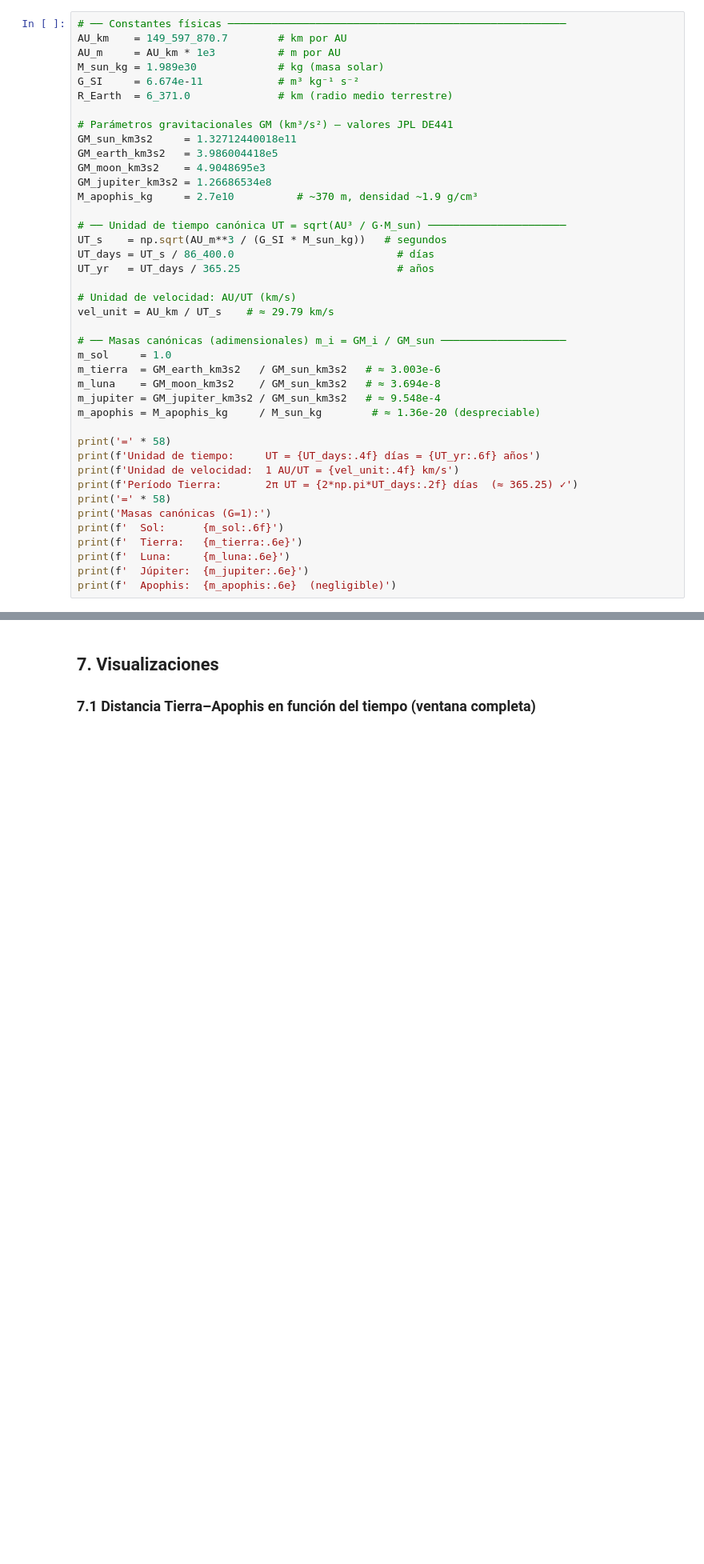
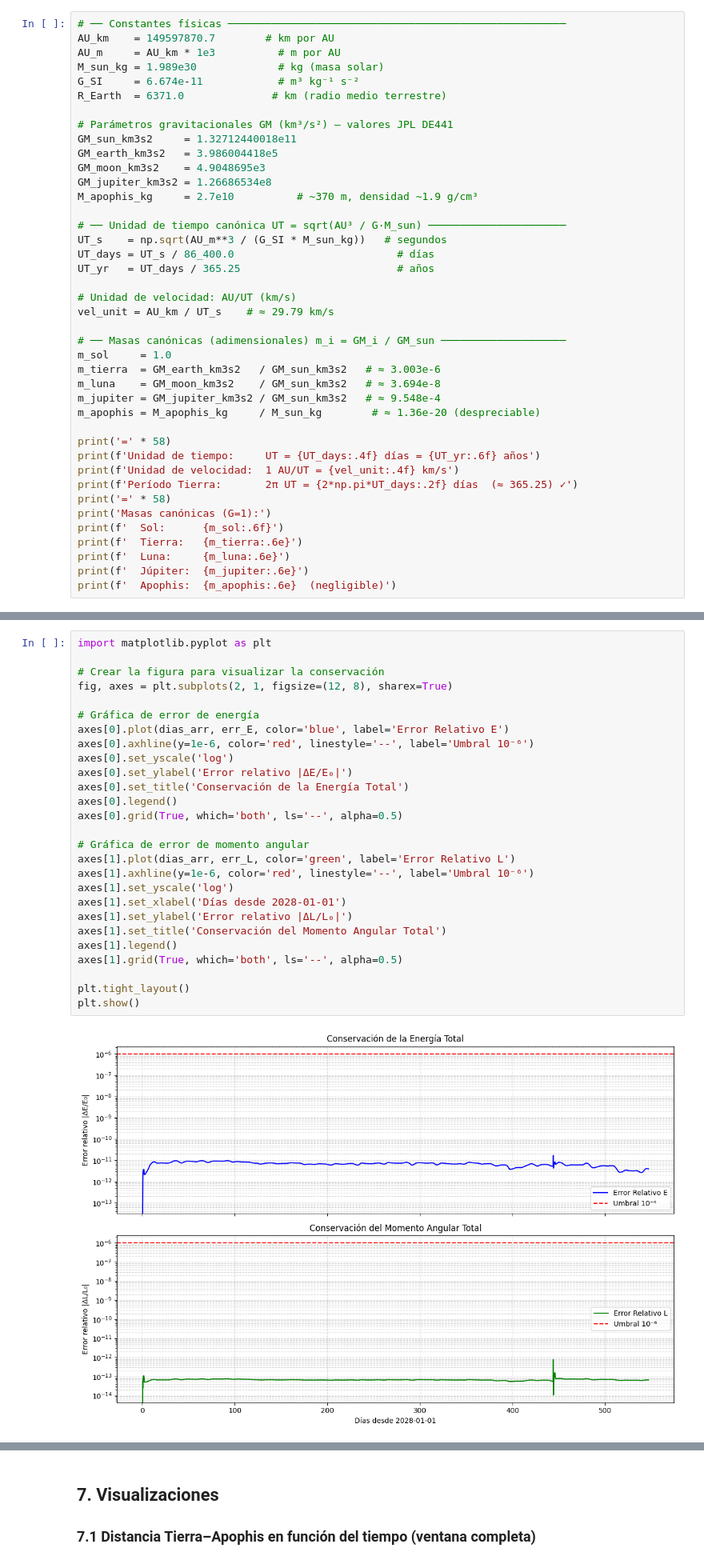
Before and after one commit to meccel-2026-2/Apophis-Asteroid-Project, a Jupyter notebook: modelos/modelo1_SEMAJ.ipynb, the cells around one changed output, grey strips where cells are left out. Shown at 80% size. Cells and saved outputs as stored; diff of their text form; blank space fills up the shorter version.

Commit message:
Validacion de energía total y momento angular

```diff
--- a/modelos/modelo1_SEMAJ.ipynb
+++ b/modelos/modelo1_SEMAJ.ipynb
@@ -62,11 +62,11 @@ $m_i^{\rm can} = GM_i / GM_\odot = M_i / M_\odot$.
 El período orbital de la Tierra en estas unidades es $2\pi \approx 6.283$ UT.
 # %%
 # ── Constantes físicas ──────────────────────────────────────────────────────
-AU_km    = 149_597_870.7        # km por AU
+AU_km    = 149597870.7        # km por AU
 AU_m     = AU_km * 1e3          # m por AU
 M_sun_kg = 1.989e30             # kg (masa solar)
 G_SI     = 6.674e-11            # m³ kg⁻¹ s⁻²
-R_Earth  = 6_371.0              # km (radio medio terrestre)
+R_Earth  = 6371.0              # km (radio medio terrestre)
 
 # Parámetros gravitacionales GM (km³/s²) — valores JPL DE441
 GM_sun_km3s2     = 1.32712440018e11
@@ -300,0 +285,29 @@ Conservación de constantes del movimiento:
+# %%
+import matplotlib.pyplot as plt
+
+# Crear la figura para visualizar la conservación
+fig, axes = plt.subplots(2, 1, figsize=(12, 8), sharex=True)
+
+# Gráfica de error de energía
+axes[0].plot(dias_arr, err_E, color='blue', label='Error Relativo E')
+axes[0].axhline(y=1e-6, color='red', linestyle='--', label='Umbral 10⁻⁶')
+axes[0].set_yscale('log')
+axes[0].set_ylabel('Error relativo |ΔE/E₀|')
+axes[0].set_title('Conservación de la Energía Total')
+axes[0].legend()
+axes[0].grid(True, which='both', ls='--', alpha=0.5)
+
+# Gráfica de error de momento angular
+axes[1].plot(dias_arr, err_L, color='green', label='Error Relativo L')
+axes[1].axhline(y=1e-6, color='red', linestyle='--', label='Umbral 10⁻⁶')
+axes[1].set_yscale('log')
+axes[1].set_xlabel('Días desde 2028-01-01')
+axes[1].set_ylabel('Error relativo |ΔL/L₀|')
+axes[1].set_title('Conservación del Momento Angular Total')
+axes[1].legend()
+axes[1].grid(True, which='both', ls='--', alpha=0.5)
+
+plt.tight_layout()
+plt.show()
+# %% [output]
+[figure, added]
```
Also changed, not shown: parts of 4 cells of this notebook.
